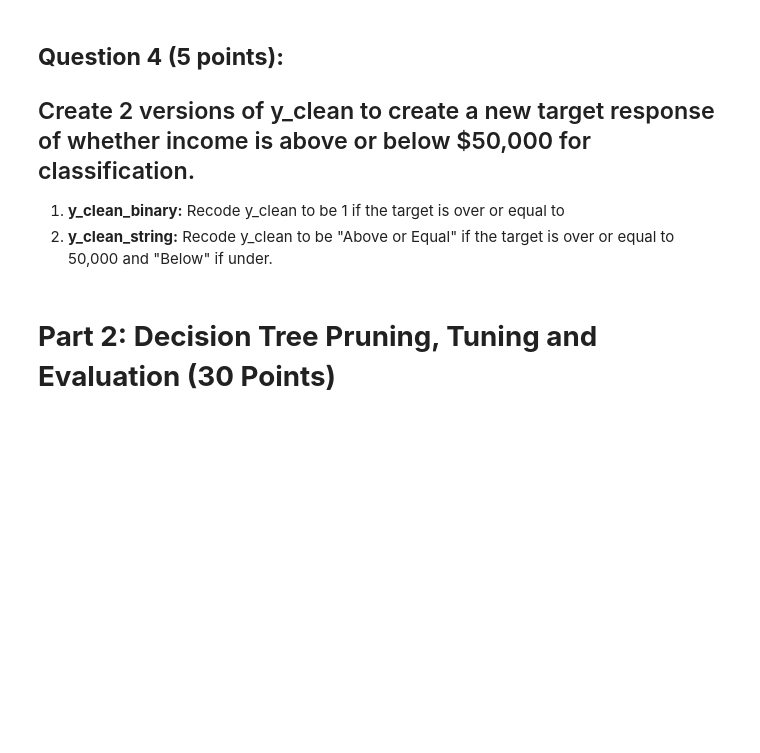
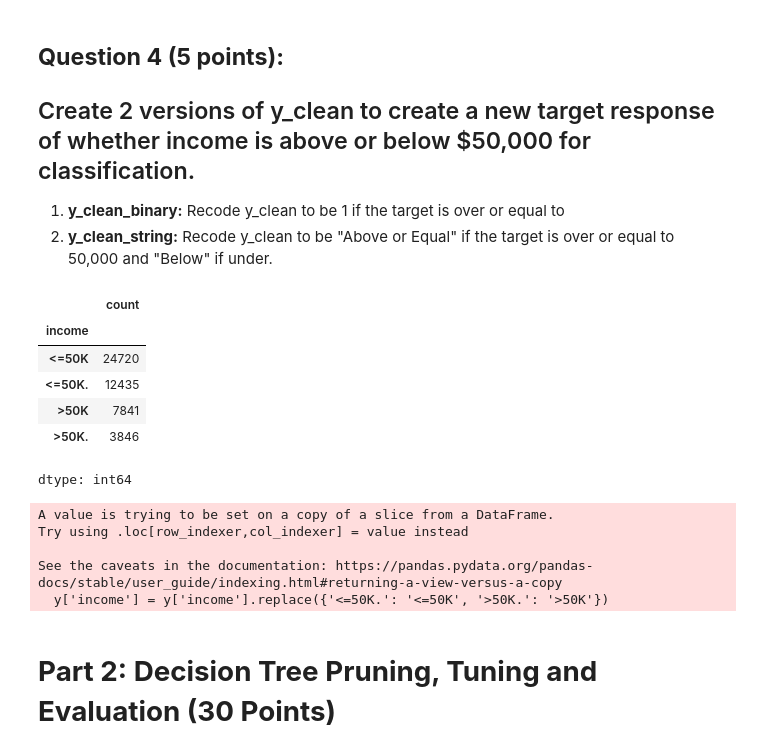
Before and after one commit to tracyhua2/DS3001, a Jupyter notebook: Labs/Lab_3_Decision_Trees_and_Random_Forests.ipynb, the cells around one changed output. Saved outputs shown, nothing was run; the diff lists cells and outputs as text; code cells hidden in the pictures; blank space fills up the shorter version.

```diff
--- a/Labs/Lab_3_Decision_Trees_and_Random_Forests.ipynb
+++ b/Labs/Lab_3_Decision_Trees_and_Random_Forests.ipynb
@@ -184,6 +206,27 @@ dtype: int64
 
 1.   **y_clean_binary:** Recode y_clean to be 1 if the target is over or equal to
 2.   **y_clean_string:** Recode y_clean to be "Above or Equal" if the target is over or equal to 50,000 and "Below" if under.
+# %%
+y.value_counts()
+# %% [output]
+|  | count |
+| income |  |
+| <=50K | 24720 |
+| <=50K. | 12435 |
+| >50K | 7841 |
+| >50K. | 3846 |
+dtype: int64
+# %%
+y['income'] = y['income'].replace({'<=50K.': '<=50K', '>50K.': '>50K'})
+
+y_clean_binary = y['income'].apply(lambda x: 1 if x == '>50K' else 0)
+y_clean_string = y['income'].apply(lambda x: 'Above or Equal' if x == '>50K' else 'Below')
+# %% [output]
+A value is trying to be set on a copy of a slice from a DataFrame.
+Try using .loc[row_indexer,col_indexer] = value instead
+
+See the caveats in the documentation: https://pandas.pydata.org/pandas-docs/stable/user_guide/indexing.html#returning-a-view-versus-a-copy
+  y['income'] = y['income'].replace({'<=50K.': '<=50K', '>50K.': '>50K'})
 # %% [markdown]
 # **Part 2: Decision Tree Pruning, Tuning and Evaluation (30 Points)**
 # %% [markdown]
```
Also changed, not shown: parts of 4 cells of this notebook.
